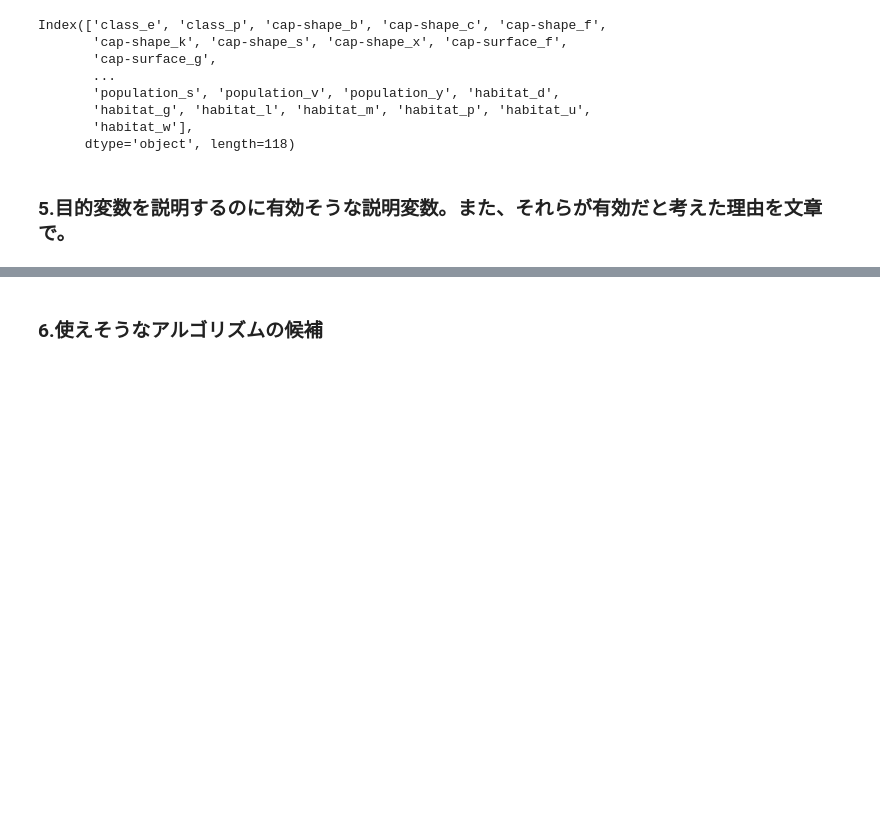
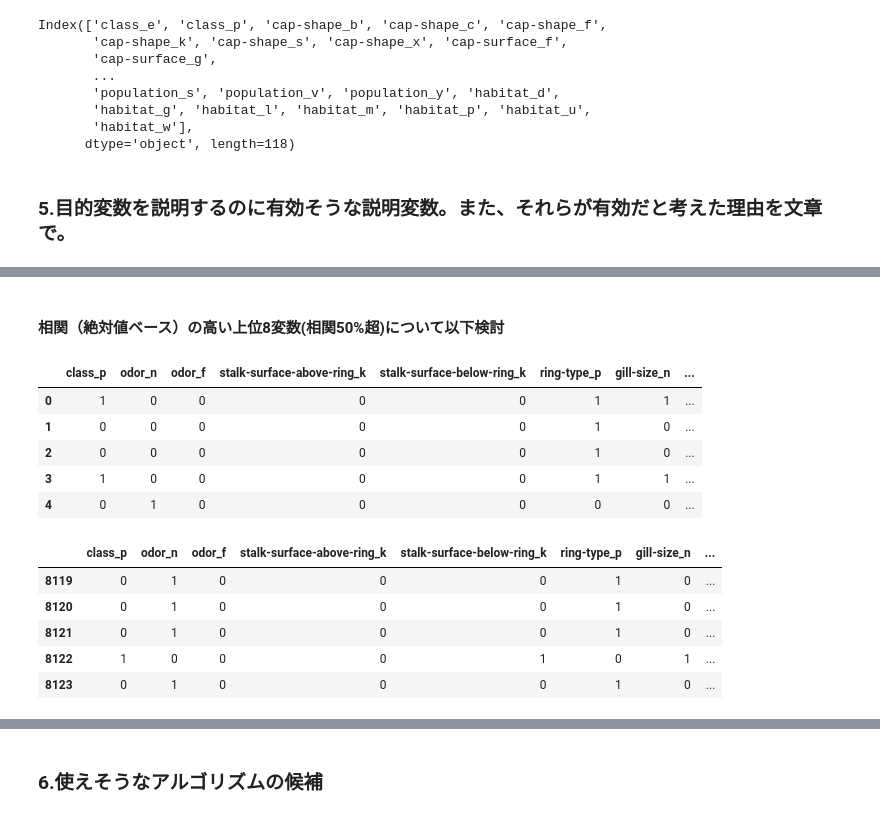
Before and after one commit to glanzend/skillupai, a Jupyter notebook: mushroom-classification-DAY5.ipynb, the cells around one changed output, grey strips where cells are left out. Cells and saved outputs as stored; diff of their text form; code cells hidden in the pictures; blank space fills up the shorter version.

```diff
--- a/mushroom-classification-DAY5.ipynb
+++ b/mushroom-classification-DAY5.ipynb
@@ -270,0 +287,23 @@ Index(['class_e', 'class_p', 'cap-shape_b', 'cap-shape_c', 'cap-shape_f',
+# %% [markdown]
+#### 相関（絶対値ベース）の高い上位8変数(相関50%超)について以下検討
+# %%
+#目的変数と説明変数のみのデータフレームを作成
+y_var = "class_p"
+X_var = ["odor_n","odor_f","stalk-surface-above-ring_k","stalk-surface-below-ring_k","ring-type_p","gill-size_n","gill-size_b","gill-color_b"]
+
+df = dum_mushrooms[[y_var]+ X_var]
+display(df.head())
+display(df.tail())
+# %% [output]
+|  | class_p | odor_n | odor_f | stalk-surface-above-ring_k | stalk-surface-below-ring_k | ring-type_p | gill-size_n | ... |
+| 0 | 1 | 0 | 0 | 0 | 0 | 1 | 1 | ... |
+| 1 | 0 | 0 | 0 | 0 | 0 | 1 | 0 | ... |
+| 2 | 0 | 0 | 0 | 0 | 0 | 1 | 0 | ... |
+| 3 | 1 | 0 | 0 | 0 | 0 | 1 | 1 | ... |
+| 4 | 0 | 1 | 0 | 0 | 0 | 0 | 0 | ... |
+|  | class_p | odor_n | odor_f | stalk-surface-above-ring_k | stalk-surface-below-ring_k | ring-type_p | gill-size_n | ... |
+| 8119 | 0 | 1 | 0 | 0 | 0 | 1 | 0 | ... |
+| 8120 | 0 | 1 | 0 | 0 | 0 | 1 | 0 | ... |
+| 8121 | 0 | 1 | 0 | 0 | 0 | 1 | 0 | ... |
+| 8122 | 1 | 0 | 0 | 0 | 1 | 0 | 1 | ... |
+| 8123 | 0 | 1 | 0 | 0 | 0 | 1 | 0 | ... |
```
Also changed, not shown: parts of 33 cells of this notebook.
